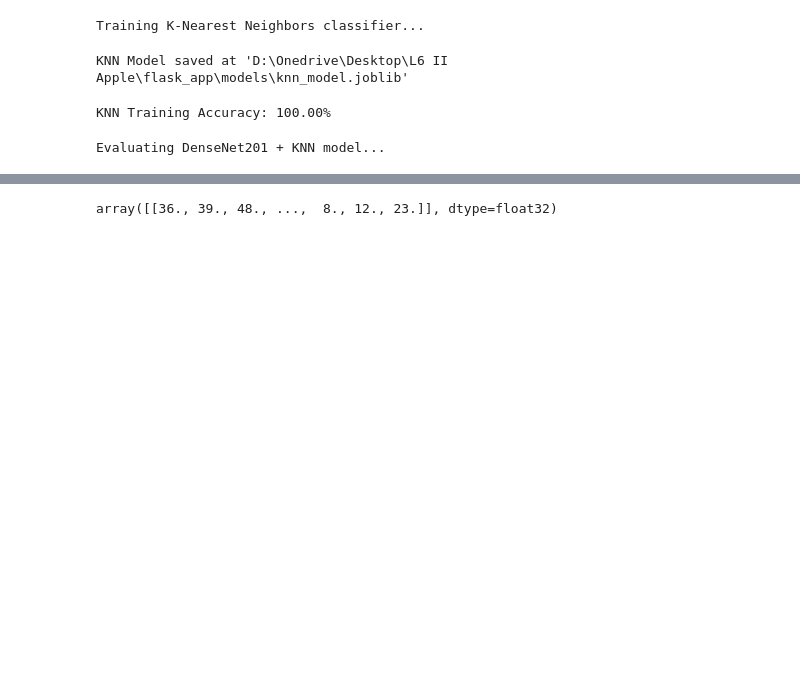
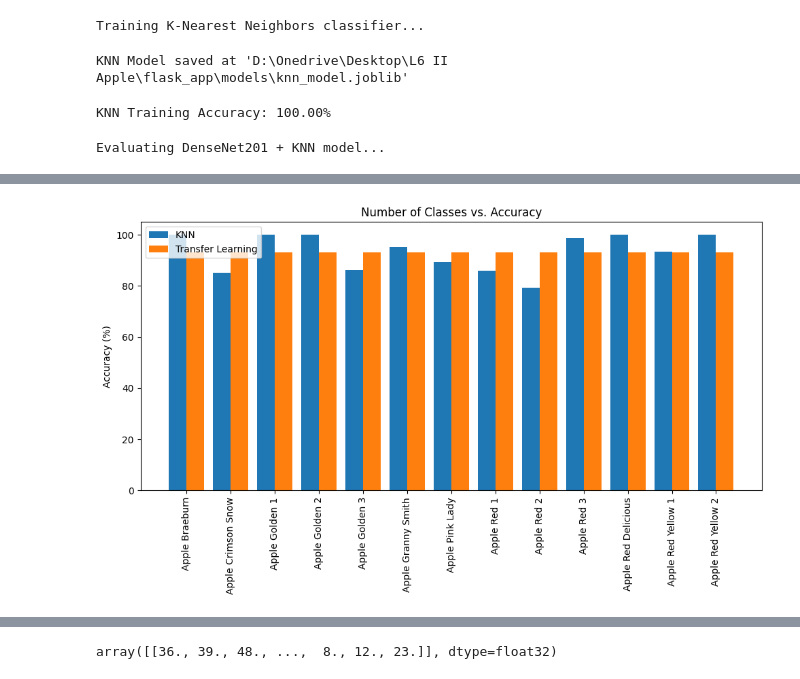
Before and after one commit to Sudarshan099/APPLEVARIETIES_models, a Jupyter notebook: apple_knn_model.ipynb, the cells around one changed output, grey strips where cells are left out. Saved outputs shown, nothing was run; the diff lists cells and outputs as text; code cells hidden in the pictures; blank space fills up the shorter version.

```diff
--- a/apple_knn_model.ipynb
+++ b/apple_knn_model.ipynb
@@ -266,3 +294,26 @@ plt.show()
+# %%
+# Calculate per-class accuracy for KNN
+class_accuracies = []
+for cls in range(len(test_data.class_indices)):
+    cls_indices = test_labels == cls
+    cls_accuracy = accuracy_score(test_labels[cls_indices], test_predictions[cls_indices])
+    class_accuracies.append(cls_accuracy)
+
+# Create a bar chart comparing per-class accuracy
+classes = list(test_data.class_indices.keys())
+x = np.arange(len(classes))
+
+plt.figure(figsize=(10, 6))
+plt.bar(x - 0.2, [accuracy * 100 for accuracy in class_accuracies], 0.4, label='KNN')
+plt.bar(x + 0.2, [test_accuracy * 100] * len(classes), 0.4, label='Transfer Learning')
+plt.xticks(x, classes, rotation=90)
+plt.ylabel('Accuracy (%)')
+plt.title('Number of Classes vs. Accuracy')
+plt.legend()
+plt.tight_layout()
+plt.show()
+# %% [output]
+[figure, added]
 # %%
 # Predict using KNN model on new data
 def predict_image(image_path, model, feature_extractor, knn):
```
Also changed, not shown: parts of 19 cells of this notebook, 3 other files.
